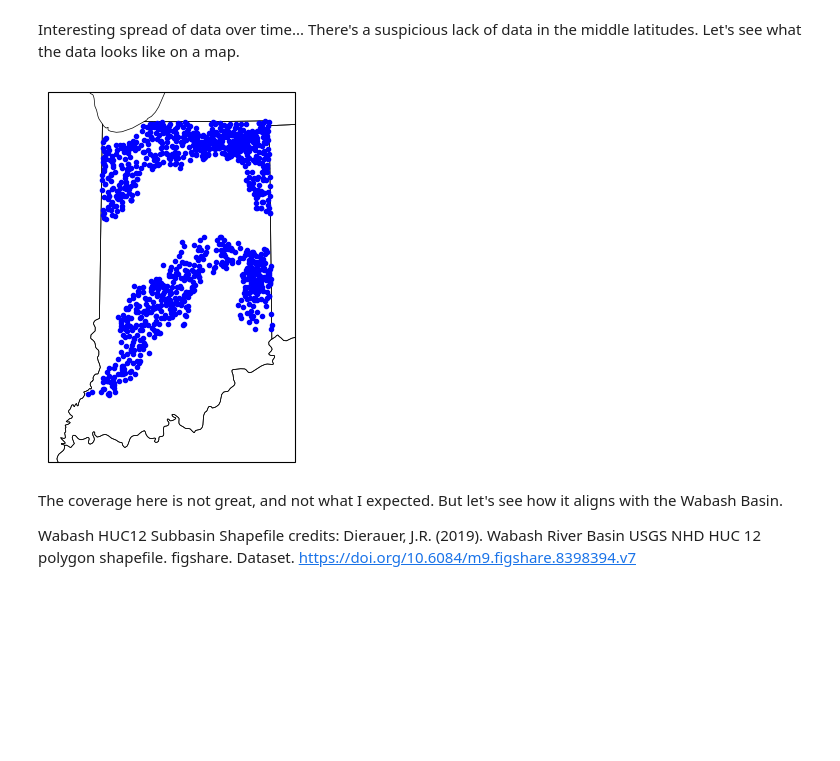
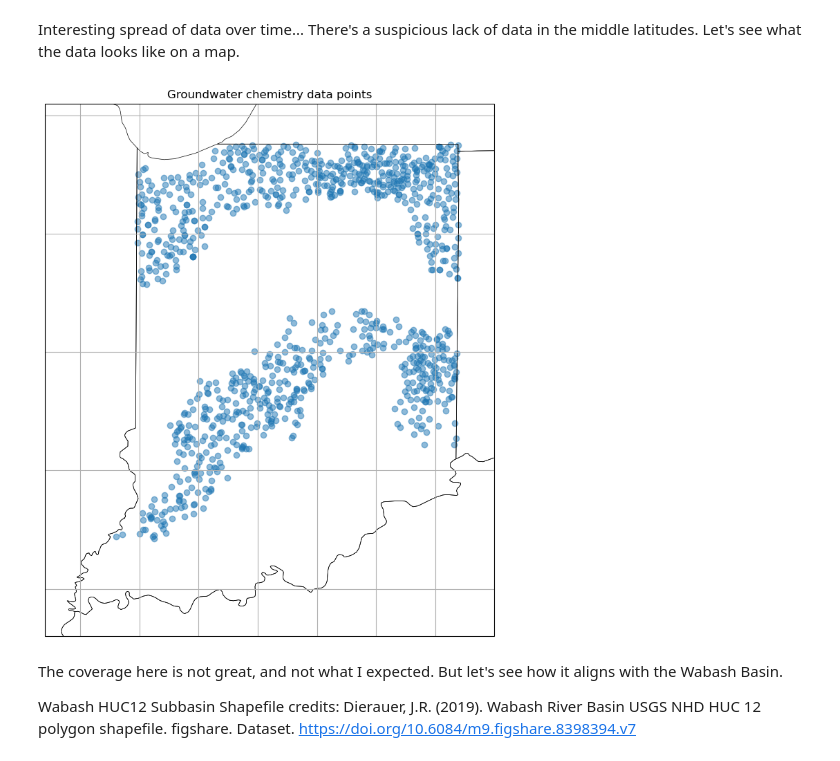
Before and after one commit to cookjan/G690_jcc, a Jupyter notebook: research_project/IDNR_GW.ipynb, the cells around one changed output. Drawn from its saved outputs; the diff is of its cells as text; code cells hidden in the pictures; blank space fills up the shorter version.

Commit message:
completed spatial join for IDNR and HUC data

```diff
--- a/research_project/IDNR_GW.ipynb
+++ b/research_project/IDNR_GW.ipynb
@@ -46,3 +48,12 @@ IDNR_gw_full.head()
 | 3 | 1989-07-13 | 2577 | NaN | WF-014 | 4456595 | 627750 | 18 | 21 | 9 | 22 | ... | ... |
 | 4 | 1989-07-13 | 2752 | NaN | WF-011A | 4459750 | 641860 | 18 | 21 | 10 | 12 | ... | ... |
 5 rows × 62 columns
+# %%
+#convert pandas df into geodf
+idnr_gdf = gpd.GeoDataFrame(IDNR_gw_full,
+                           geometry= gpd.points_from_xy(IDNR_gw_full['lon'], IDNR_gw_full['lat']),
+                            #could also use gpd.points_from_xy(usgs_pd.longitude, ...
+                           crs = "EPSG:4326") #shorthand for lat lon
+
+idnr_gdf.head()
+idnr_gdf.plot()
@@ -63,24 +77,38 @@ plt.show()
 # %% [markdown]
 Interesting spread of data over time... There's a suspicious lack of data in the middle latitudes. Let's see what the data looks like on a map.
 # %%
-#display data points on map
+"""Plot data points on the map"""
+projection = cartopy.crs.PlateCarree()
 
-#set projection, transformation, and center
-bloomington_lon = -86.526386
-bloomington_lat = 39.165325
-projection = cartopy.crs.Orthographic(central_longitude=bloomington_lon, central_latitude=bloomington_lat)
-transform = cartopy.crs.PlateCarree()
+# create the plot
+fig, ax = plt.subplots(
+    figsize = (10,10),
+    subplot_kw= {"projection": projection}) # or =dict(projection = projection) ?
 
-#create the plot
-fig, ax = plt.subplots( subplot_kw= dict(projection = projection))
-ax.plot(IDNR_gw_full['lon'], IDNR_gw_full['lat'], '.', color="b", transform = transform)
+#convert projection into PORJ4 string
+ax_proj = ax.projection.proj4_init
+
+#convert the usgs data to the projection
+idnr_gdf_proj = idnr_gdf.to_crs(ax_proj)
+idnr_gdf_proj.plot(ax = ax,
+                   transform = projection,
+                   #column = "mag", # generates points colored by magnitude
+                   #markersize = np.exp(idnr_gdf_proj.mag)/10,
+                   alpha = 0.5 #transparancy
+                   )
+
+#add gridlines
+ax.gridlines()
 #add states outline
 ax.add_feature(cartopy.feature.STATES, linewidth=0.5)
+
+# want to see whole state
 # Set map extent
 ax.set_extent([-88.3, -84.5, 37.6, 42.1], crs=cartopy.crs.PlateCarree())
-plt.show()
+
+ax.set_title("Groundwater chemistry data points");
 # %% [output]
-[figure, old version]
+[figure, new version]
 # %% [markdown]
 The coverage here is not great, and not what I expected. But let's see how it aligns with the Wabash Basin.
 
```
Also changed, not shown: parts of 13 cells of this notebook, 2 other files.
